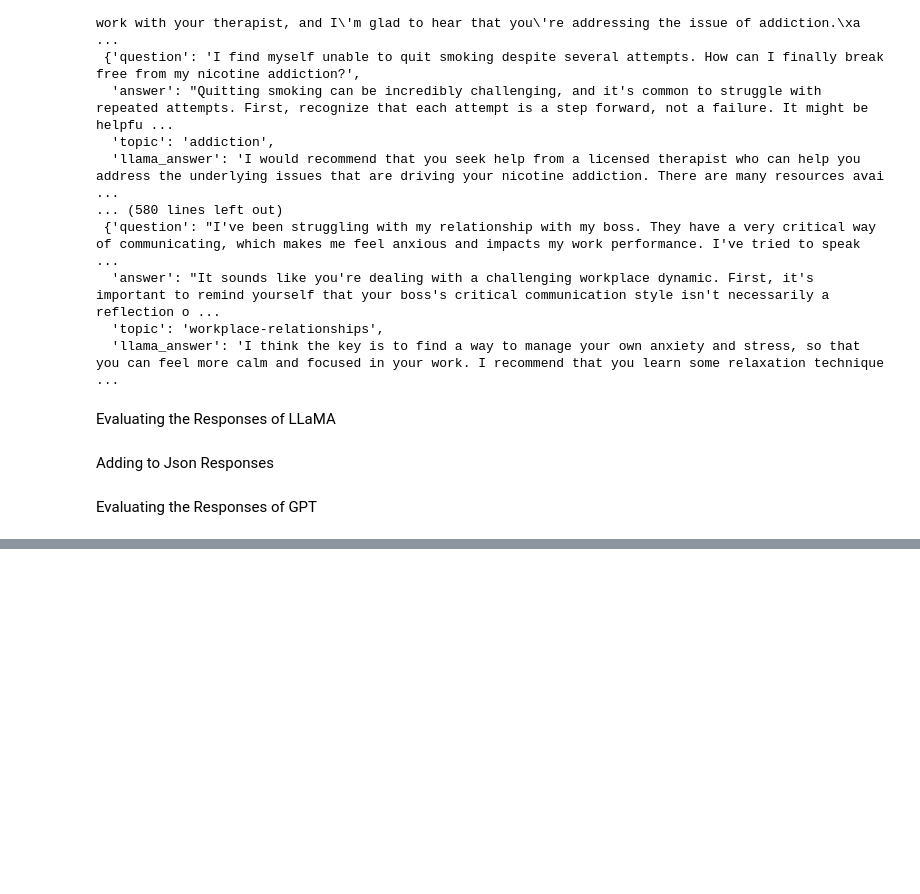
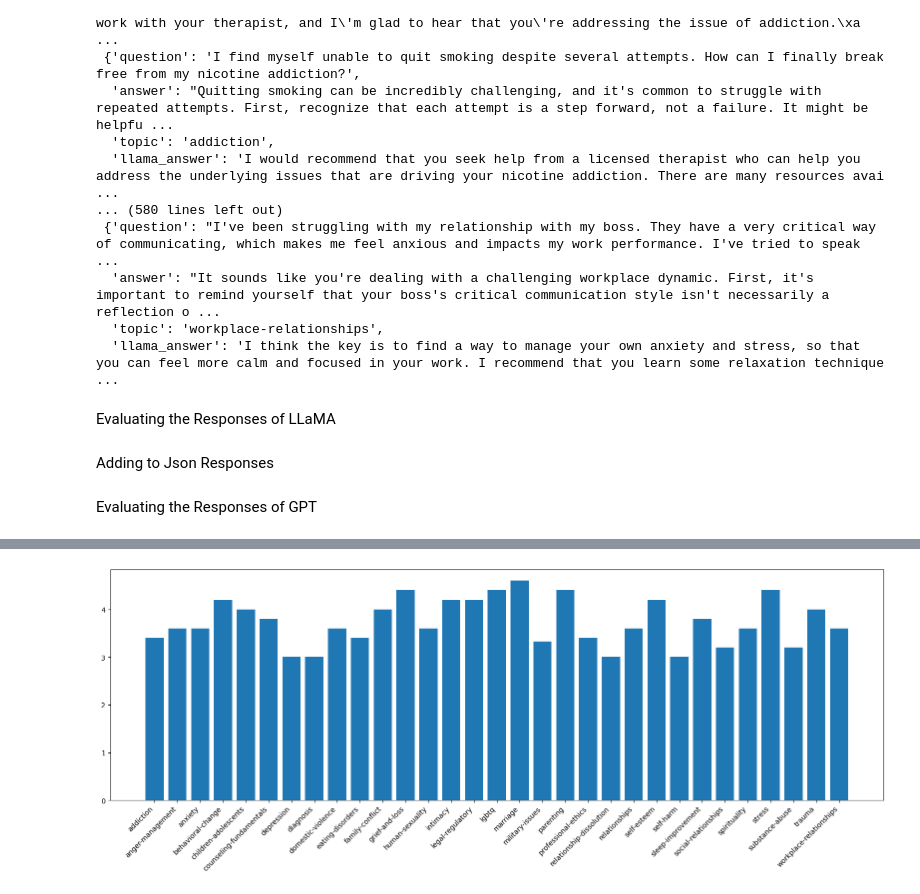
Before and after one commit to embedded-robotics/mental-health-agents, a Jupyter notebook: src/dpo/llama32_sft_inference_counsel_chat.ipynb, the cells around one changed output, grey strips where cells are left out. Cells and saved outputs as stored; diff of their text form; code cells hidden in the pictures; blank space fills up the shorter version.

```diff
--- a/src/dpo/llama32_sft_inference_counsel_chat.ipynb
+++ b/src/dpo/llama32_sft_inference_counsel_chat.ipynb
@@ -302,0 +375,3 @@ for index, response in enumerate(openai_responses_eval_gpt):
+# %%
+topic_groupby_avg = eval_df.groupby(eval_df.index).mean()
+topic_groupby_avg
@@ -302,0 +396,7 @@ for index, response in enumerate(openai_responses_eval_gpt):
+# %%
+plt.figure(figsize=(20,6))
+plt.bar(topic_groupby_avg.index.to_list(), topic_groupby_avg['llama_undr'].values.tolist())
+plt.xticks(rotation=45, ha='right')
+plt.show()
+# %% [output]
+[figure, added]
```
Also changed, not shown: parts of 7 cells of this notebook.
